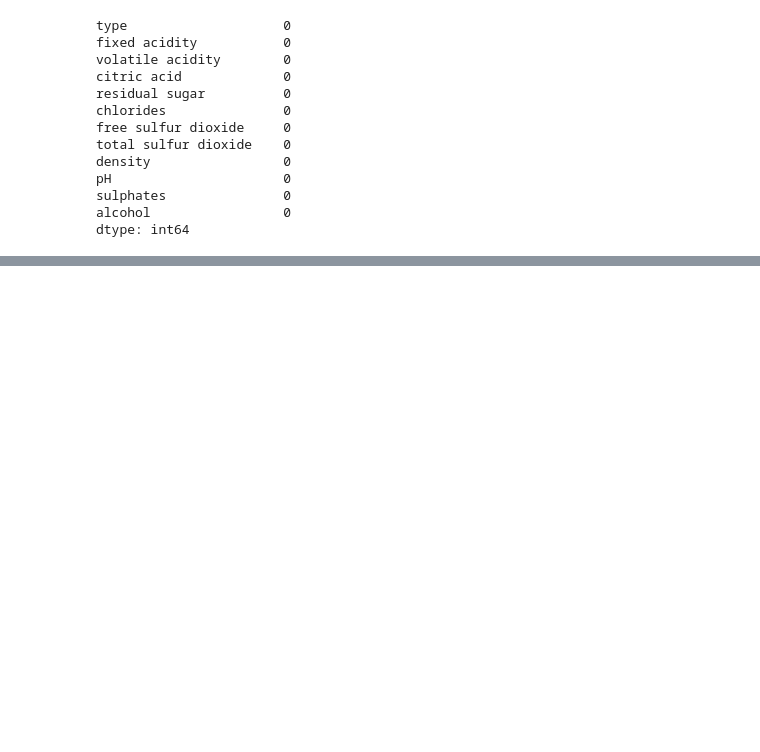
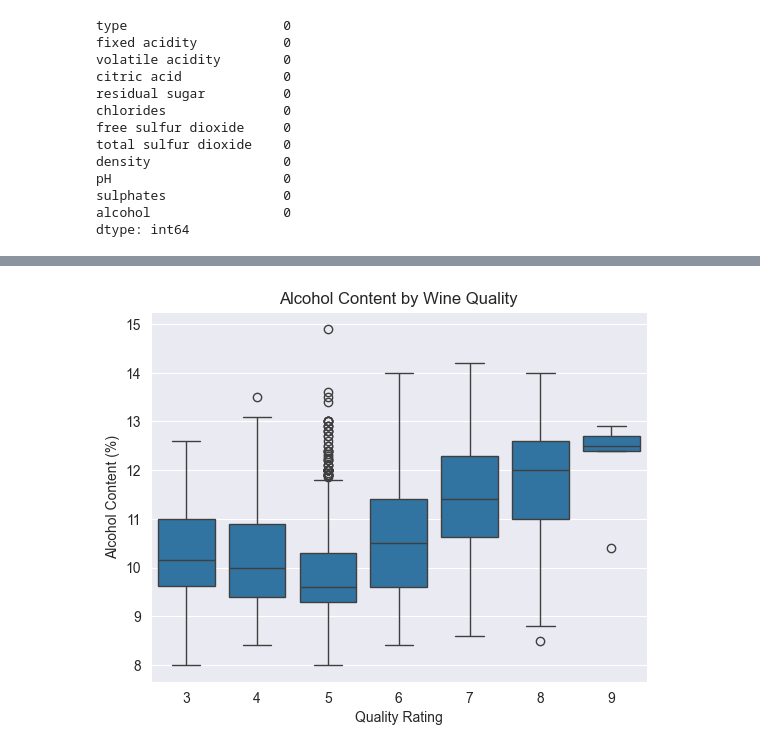
Before and after one commit to sahan200401/wine-quality-ml, a Jupyter notebook: Notebook/Wine Quality Prediction.ipynb, the cells around one changed output, grey strips where cells are left out. Saved outputs shown, nothing was run; the diff lists cells and outputs as text; code cells hidden in the pictures; blank space fills up the shorter version.

```diff
--- a/Notebook/Wine Quality Prediction.ipynb
+++ b/Notebook/Wine Quality Prediction.ipynb
@@ -89,0 +106,8 @@ dtype: int64
+# %%
+sns.boxplot(x='quality', y='alcohol', data=df)
+plt.title('Alcohol Content by Wine Quality')
+plt.xlabel('Quality Rating')
+plt.ylabel('Alcohol Content (%)')
+plt.show()
+# %% [output]
+[figure, added]
```
Also changed, not shown: parts of 3 cells of this notebook.
